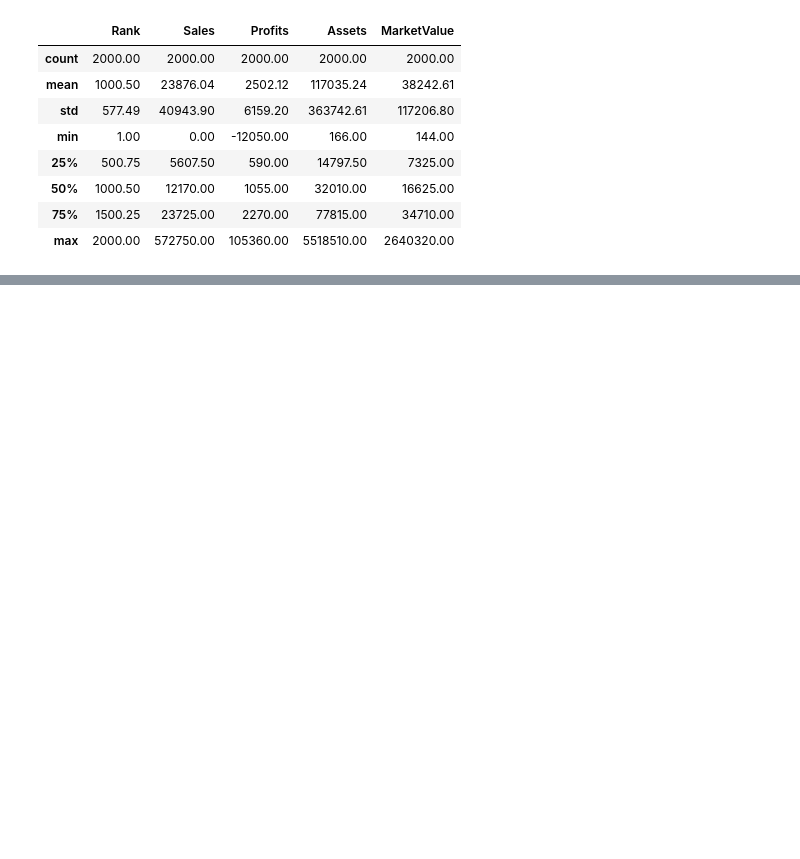
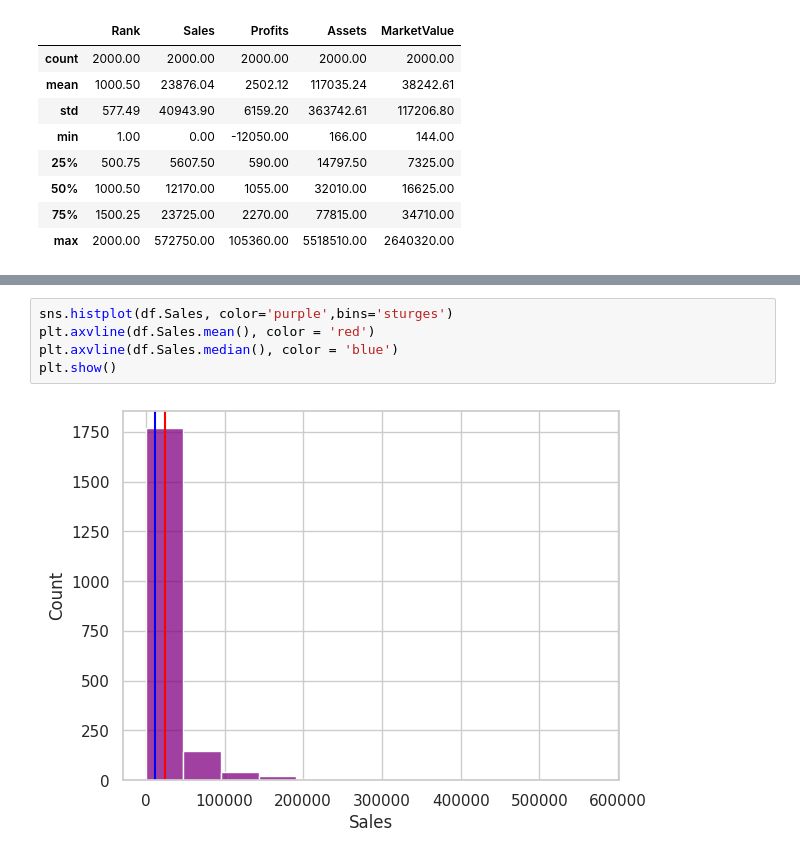
Before and after one commit to JohnCubides/ArtificialIntelligence, a Jupyter notebook: Actividad_2_BusquedaSistemasBasadosReglas.ipynb, the cells around one changed output, grey strips where cells are left out. Cells and saved outputs as stored; diff of their text form; blank space fills up the shorter version.

```diff
--- a/Actividad_2_BusquedaSistemasBasadosReglas.ipynb
+++ b/Actividad_2_BusquedaSistemasBasadosReglas.ipynb
@@ -230,0 +294,7 @@ df.describe().round(2)
+# %%
+sns.histplot(df.Sales, color='purple',bins='sturges')
+plt.axvline(df.Sales.mean(), color = 'red')
+plt.axvline(df.Sales.median(), color = 'blue')
+plt.show()
+# %% [output]
+[figure, added]
```
Also changed, not shown: parts of 34 cells of this notebook.
